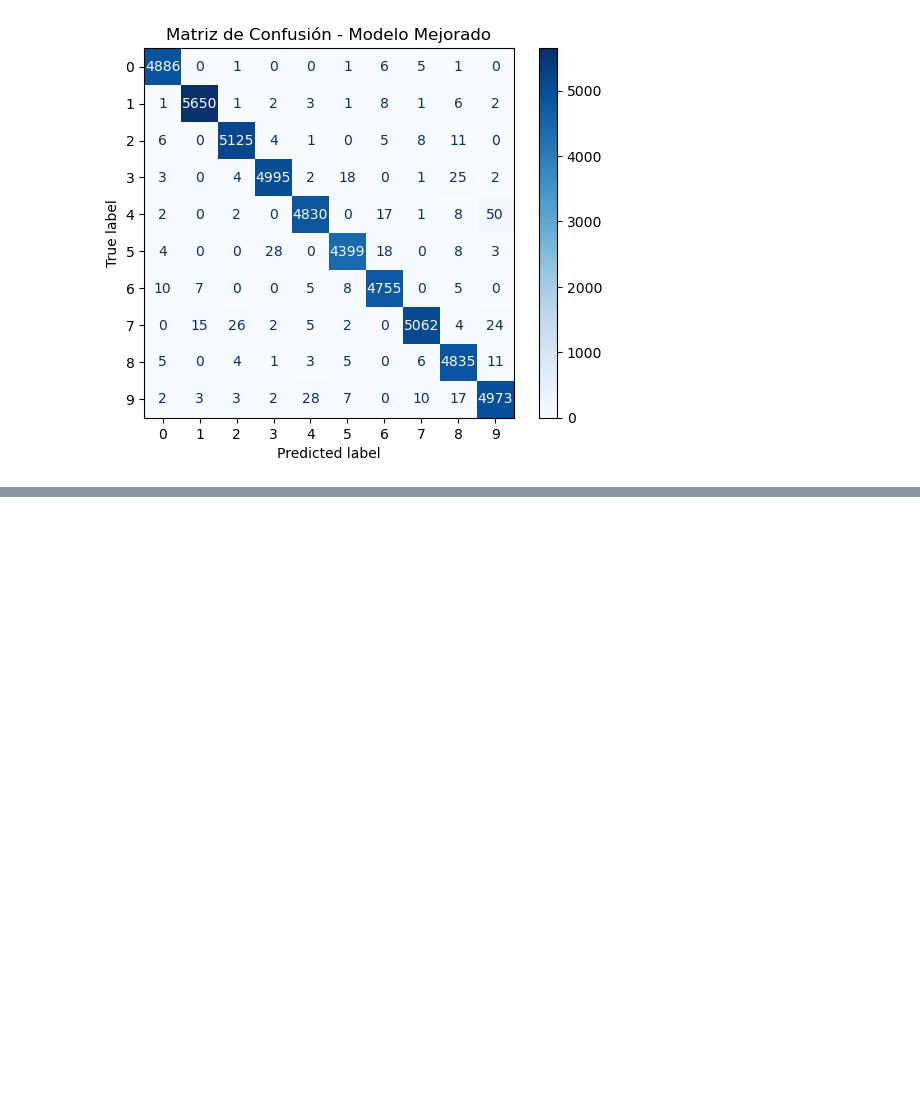
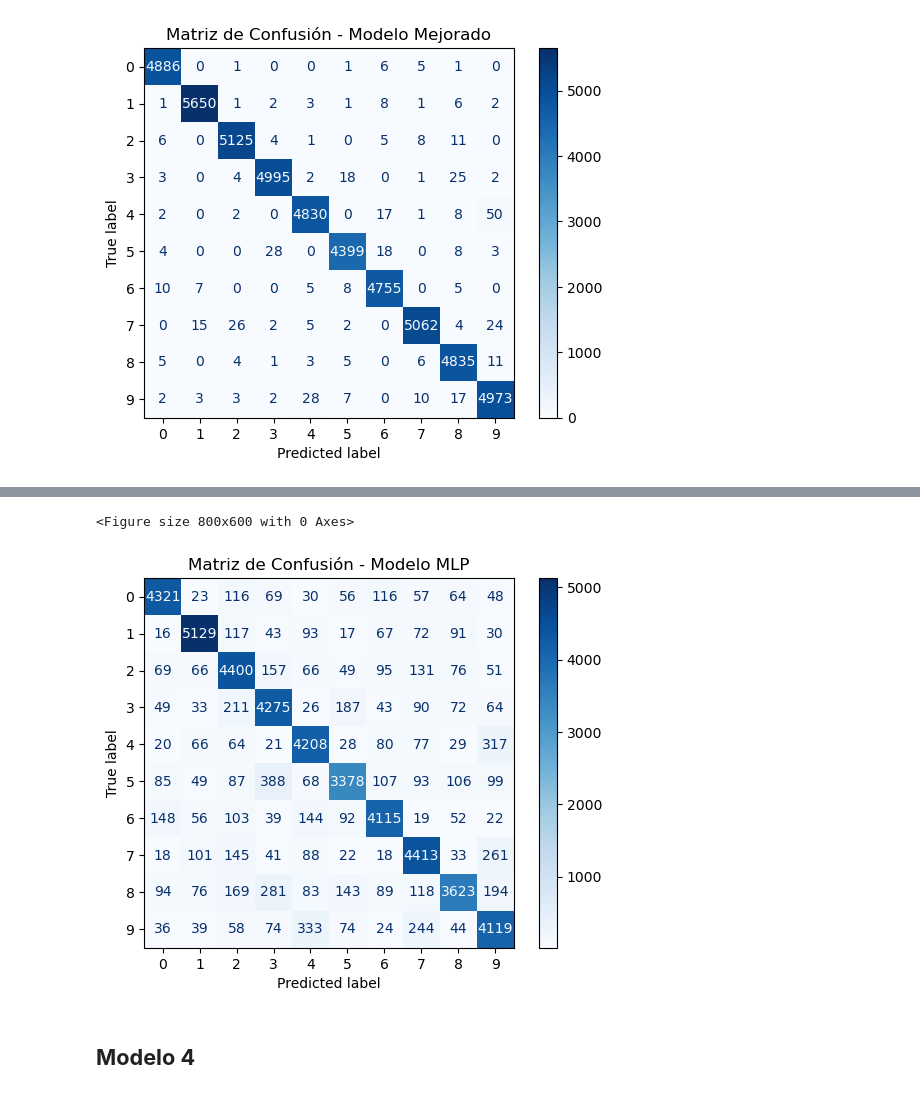
Before and after one commit to ignaciomendeza/DS-Lab-3, a Jupyter notebook: modelos.ipynb, the cells around one changed output, grey strips where cells are left out. Cells and saved outputs as stored; diff of their text form; code cells hidden in the pictures; blank space fills up the shorter version.

```diff
--- a/modelos.ipynb
+++ b/modelos.ipynb
@@ -342,0 +444,20 @@ weighted avg       0.99      0.99      0.99     50000
+# %%
+class_names = [str(i) for i in range(10)]
+y_true_all = []
+y_pred_all = []
+for i in range(len(test_gen)):
+    X_batch, y_batch = test_gen[i]
+    pred_batch = mlp_model.predict(X_batch)
+    y_true_all.extend(np.argmax(y_batch, axis=1))
+    y_pred_all.extend(np.argmax(pred_batch, axis=1))
+
+print("\nReporte de clasificación - Modelo MLP")
+print(classification_report(y_true_all, y_pred_all, target_names=class_names))
+
+cm = confusion_matrix(y_true_all, y_pred_all)
+plt.figure(figsize=(8, 6))
+ConfusionMatrixDisplay(cm, display_labels=class_names).plot(cmap='Blues')
+plt.title("Matriz de Confusión - Modelo MLP")
+plt.grid(False)
+plt.show()
+# %% [output]
@@ -342,0 +481,4 @@ weighted avg       0.99      0.99      0.99     50000
+<Figure size 800x600 with 0 Axes>
+[figure, added]
+# %% [markdown]
+## **Modelo 4**
```
Also changed, not shown: parts of 19 cells of this notebook.
